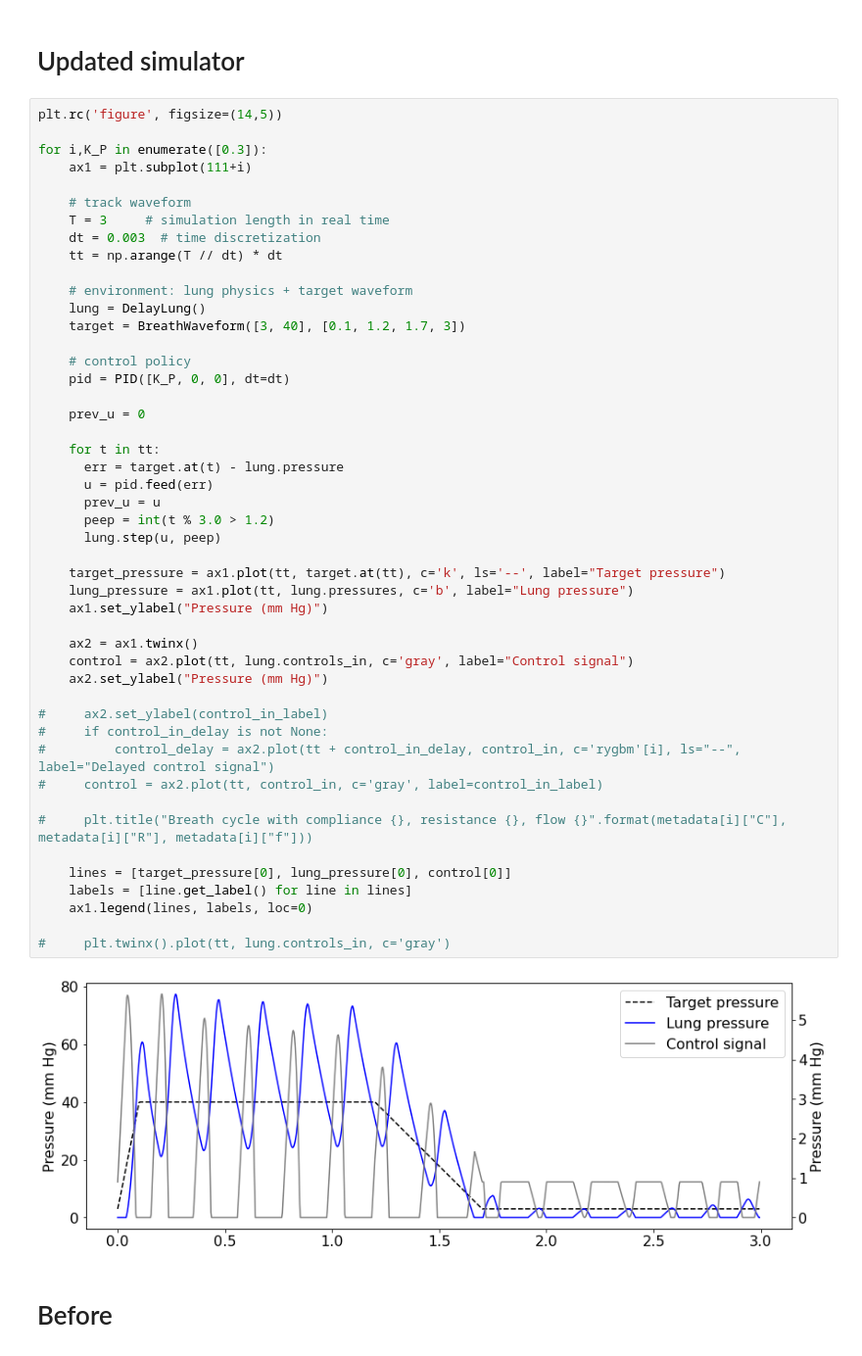
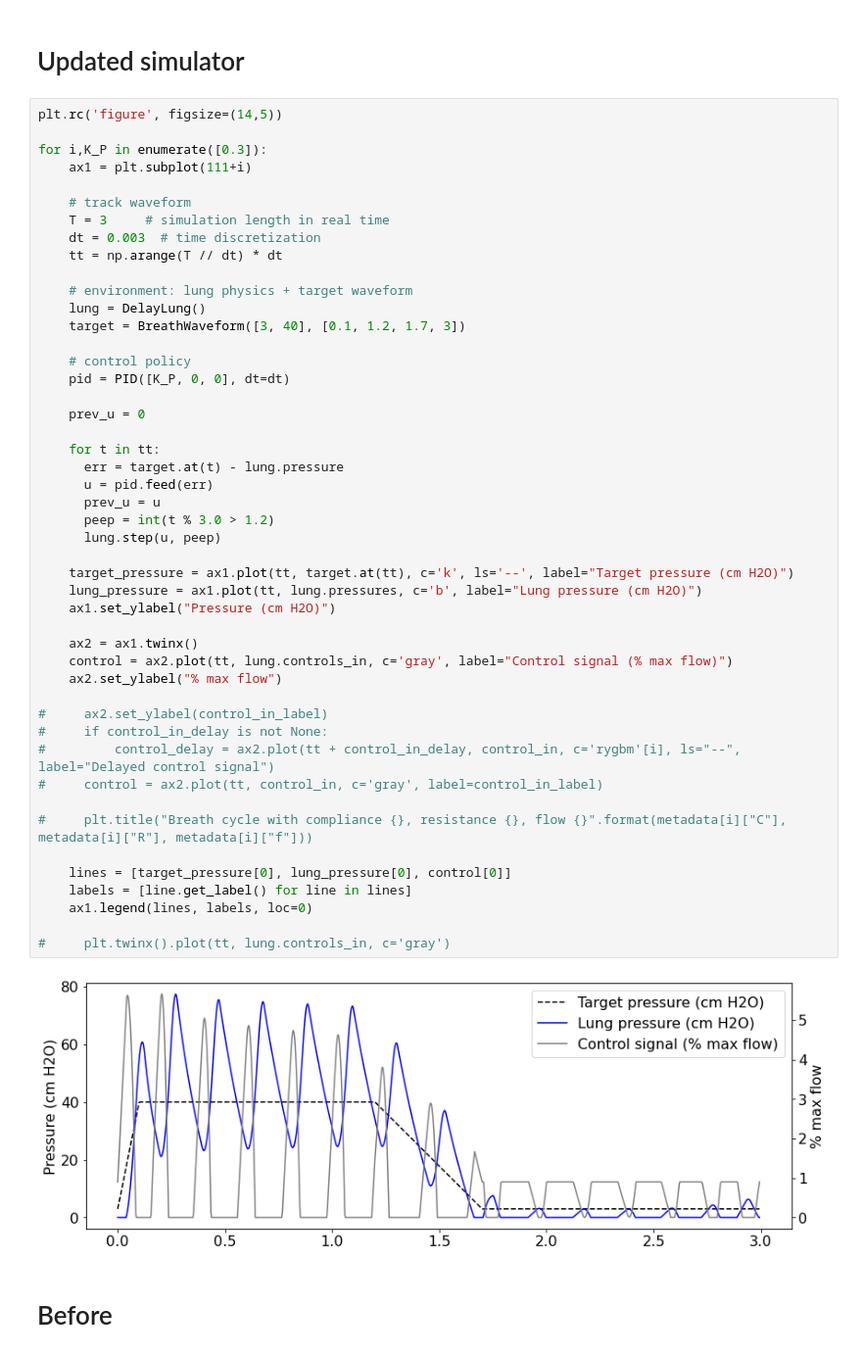
Before and after one commit to danielsuo/skgaip, a Jupyter notebook: notebooks/2020-07-19 Initial ventilator plots.ipynb, the cells around one changed output. Shown at 98% size. Drawn from its saved outputs; the diff is of its cells as text.

```diff
--- a/notebooks/2020-07-19 Initial ventilator plots.ipynb
+++ b/notebooks/2020-07-19 Initial ventilator plots.ipynb
@@ -144,39 +144,39 @@ for i,K_P in enumerate([0.3]):
     target = BreathWaveform([3, 40], [0.1, 1.2, 1.7, 3])
 
     # control policy
     pid = PID([K_P, 0, 0], dt=dt)
 
     prev_u = 0
 
     for t in tt:
       err = target.at(t) - lung.pressure
       u = pid.feed(err)
       prev_u = u
       peep = int(t % 3.0 > 1.2)
       lung.step(u, peep)
 
-    target_pressure = ax1.plot(tt, target.at(tt), c='k', ls='--', label="Target pressure")
-    lung_pressure = ax1.plot(tt, lung.pressures, c='b', label="Lung pressure")
-    ax1.set_ylabel("Pressure (mm Hg)")
+    target_pressure = ax1.plot(tt, target.at(tt), c='k', ls='--', label="Target pressure (cm H2O)")
+    lung_pressure = ax1.plot(tt, lung.pressures, c='b', label="Lung pressure (cm H2O)")
+    ax1.set_ylabel("Pressure (cm H2O)")
 
     ax2 = ax1.twinx()
-    control = ax2.plot(tt, lung.controls_in, c='gray', label="Control signal")
-    ax2.set_ylabel("Pressure (mm Hg)")
+    control = ax2.plot(tt, lung.controls_in, c='gray', label="Control signal (% max flow)")
+    ax2.set_ylabel("% max flow")
 
 #     ax2.set_ylabel(control_in_label)
 #     if control_in_delay is not None:
 #         control_delay = ax2.plot(tt + control_in_delay, control_in, c='rygbm'[i], ls="--", label="Delayed control signal")
 #     control = ax2.plot(tt, control_in, c='gray', label=control_in_label)
 
 #     plt.title("Breath cycle with compliance {}, resistance {}, flow {}".format(metadata[i]["C"], metadata[i]["R"], metadata[i]["f"]))
 
     lines = [target_pressure[0], lung_pressure[0], control[0]]
     labels = [line.get_label() for line in lines]
     ax1.legend(lines, labels, loc=0)
 
 #     plt.twinx().plot(tt, lung.controls_in, c='gray')
 # %% [output]
-[figure, old version]
+[figure, new version]
 # %% [markdown]
 # Before
 # %%
```
Also changed, not shown: parts of 4 cells of this notebook, 5 other files.
